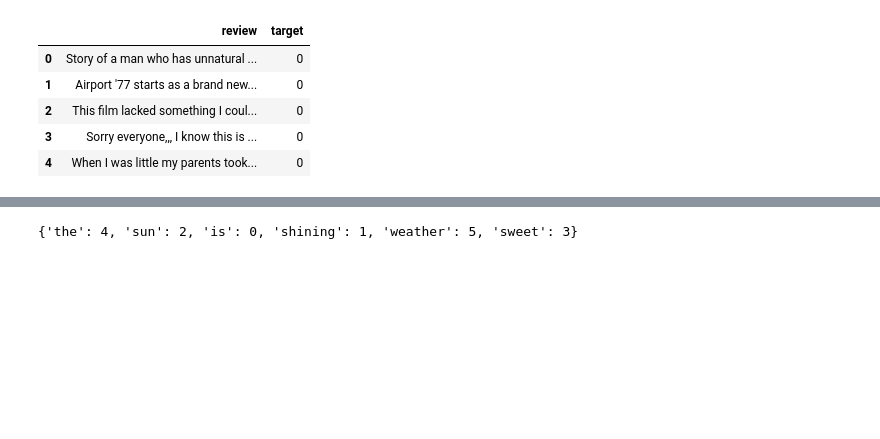
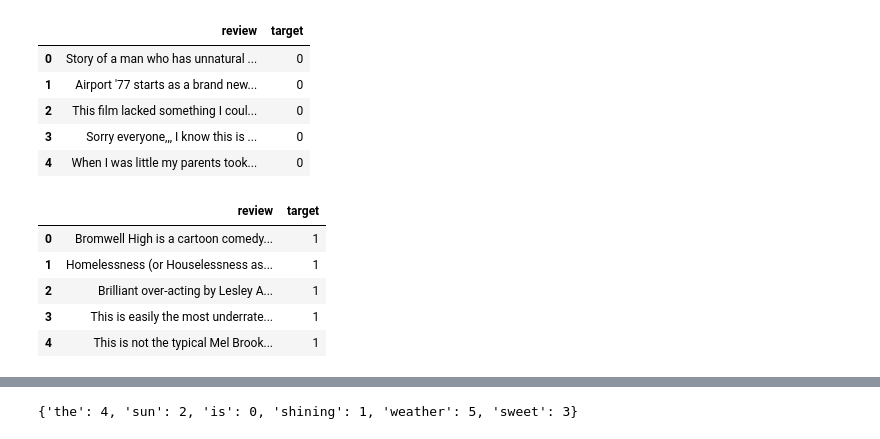
Before and after one commit to sallydeveloperr/DeepLearning, a Jupyter notebook: 감성분석/movie_review.ipynb, the cells around one changed output, grey strips where cells are left out. Drawn from its saved outputs; the diff is of its cells as text; code cells hidden in the pictures; blank space fills up the shorter version.

```diff
--- a/감성분석/movie_review.ipynb
+++ b/감성분석/movie_review.ipynb
@@ -13,18 +13,19 @@
 # %%
 import pandas as pd
 from glob import glob
-file_list = glob('C:\\Users\\sally\\SKNPYWORKSPACE\\data\\movie\\train\\neg\\*txt')
+
+# 하위 폴더 포함한 정확한 경로 지정
+file_lists = glob('C:\\Users\\sally\\SKNPYWORKSPACE\\data\\movie\\train\\neg\\*.txt')
 pd_lists = []
-for file_path in file_list[:500]:
-    with open(file_path, 'r', encoding='utf-8') as f:
+for file_path in file_lists[:500]:
+    with open(file_path,'r',encoding='utf-8') as f:
         data = {
             'review' : f.read(),
             'target' : 0
         }
         df = pd.DataFrame([data])
         pd_lists.append(df)
-
-train_neg_df = pd.concat(pd_lists, ignore_index=True)
+train_neg_df = pd.concat(pd_lists,ignore_index=True)
 train_neg_df.head()
 # %% [output]
 |  | review | target |
@@ -34,27 +35,26 @@ train_neg_df.head()
 | 3 | Sorry everyone,,, I know this is ... | 0 |
 | 4 | When I was little my parents took... | 0 |
 # %%
-# positive 동일하게 train_pos_df
-# train_df = pd.concat([train_neg_df, train_pos_df])
+# postive  동일하게   train_pos_df
+# train_df = pd.concat([train_nag_df, train_pos_df])
 # movie_data.csv로 저장
 
-# 긍정 리뷰 불러오기
-file_list = glob('C:\\Users\\sally\\SKNPYWORKSPACE\\data\\movie\\train\\pos\\*txt')
+file_lists = glob('C:\\Users\\sally\\SKNPYWORKSPACE\\data\\movie\\train\\pos\\*.txt')
 pd_lists = []
-for file_path in file_list[:500]:
-    with open(file_path, 'r', encoding='utf-8') as f:
+for file_path in file_lists[:500]:
+    with open(file_path,'r',encoding='utf-8') as f:
         data = {
-            'review': f.read(),
-            'target': 1   # 긍정 레이블
+            'review' : f.read(),
+            'target' : 1
         }
         df = pd.DataFrame([data])
         pd_lists.append(df)
-
-train_pos_df = pd.concat(pd_lists, ignore_index=True)
-
-# 부정 + 긍정 합치기
-train_df = pd.concat([train_neg_df, train_pos_df], ignore_index=True)
-train_df.head()
-
-# CSV 저장
-train_df.to_csv('C:\\Users\\sally\\SKNPYWORKSPACE\\data\\movie_data.csv', index=False, encoding='utf-8')
+train_pos_df = pd.concat(pd_lists,ignore_index=True)
+train_pos_df.head()
+# %% [output]
+|  | review | target |
+| 0 | Bromwell High is a cartoon comedy... | 1 |
+| 1 | Homelessness (or Houselessness as... | 1 |
+| 2 | Brilliant over-acting by Lesley A... | 1 |
+| 3 | This is easily the most underrate... | 1 |
+| 4 | This is not the typical Mel Brook... | 1 |
```
Also changed, not shown: parts of 18 cells of this notebook, 1 other file.
